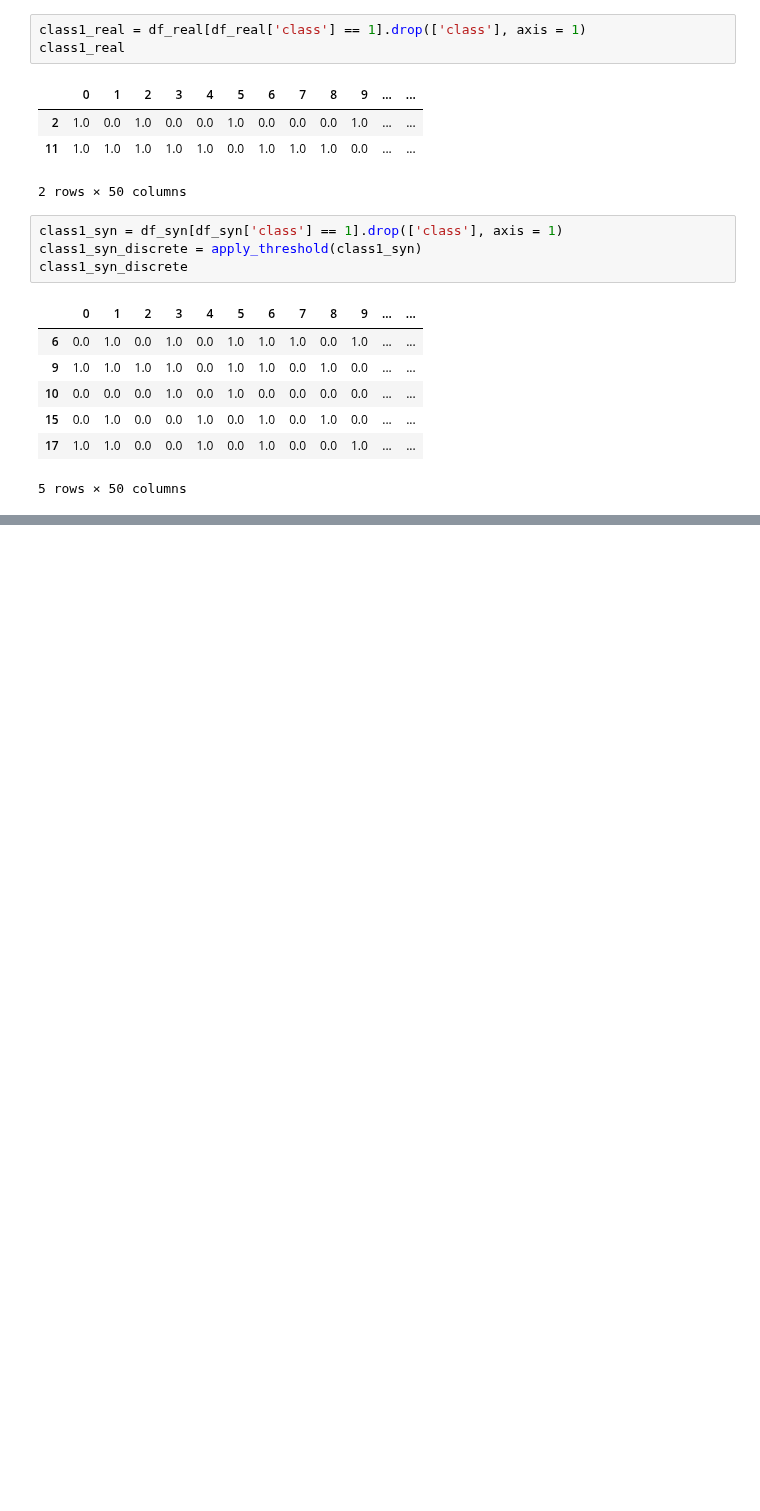
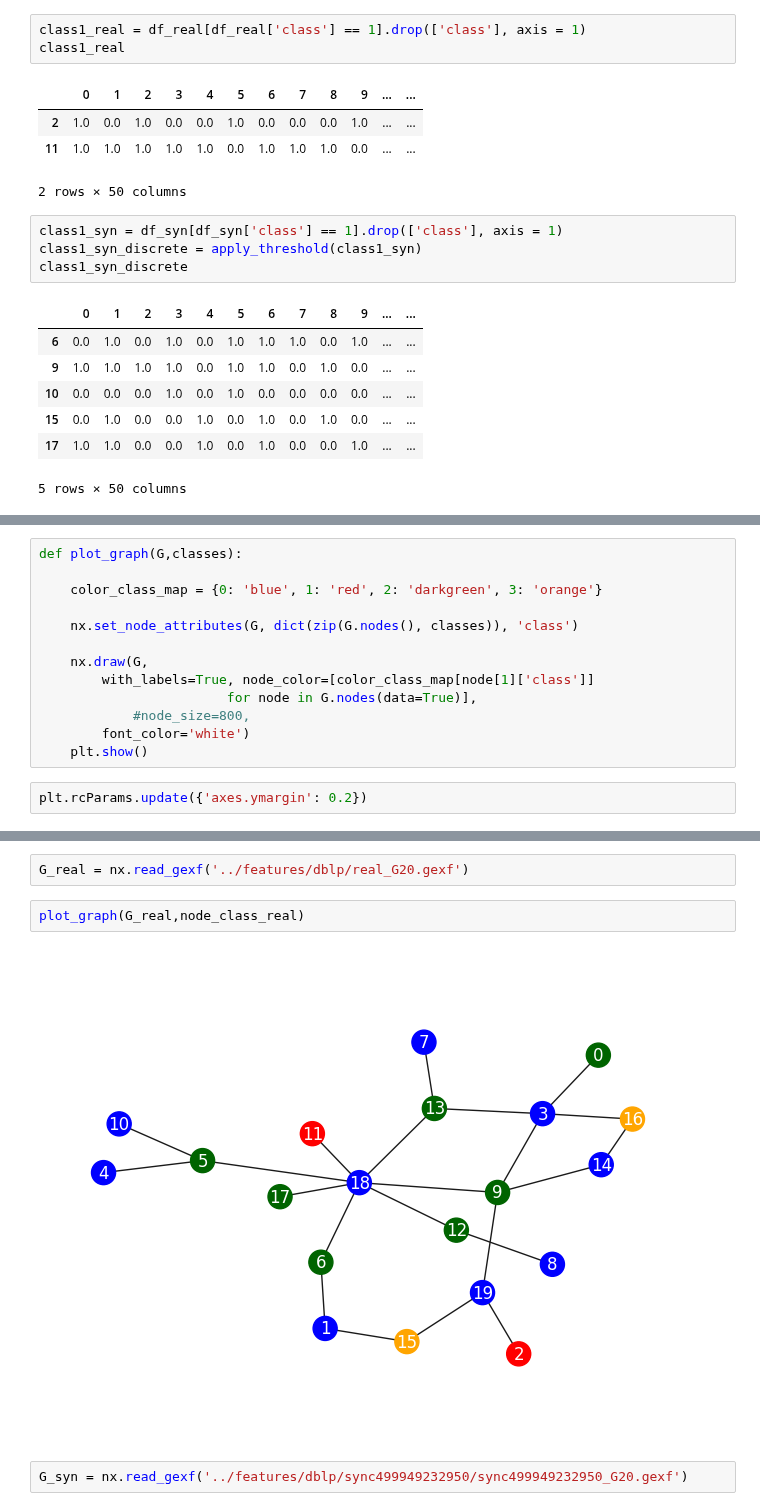
Before and after one commit to pallabee/master-thesis, a Jupyter notebook: evaluation/approach_2/dblp/realistic_features.ipynb, the cells around one changed output, grey strips where cells are left out. Drawn from its saved outputs; the diff is of its cells as text; blank space fills up the shorter version.

```diff
--- a/evaluation/approach_2/dblp/realistic_features.ipynb
+++ b/evaluation/approach_2/dblp/realistic_features.ipynb
@@ -74,0 +79,15 @@ plt.show()
+# %%
+def plot_graph(G,classes):
+
+    color_class_map = {0: 'blue', 1: 'red', 2: 'darkgreen', 3: 'orange'}
+
+    nx.set_node_attributes(G, dict(zip(G.nodes(), classes)), 'class')
+
+    nx.draw(G,
+        with_labels=True, node_color=[color_class_map[node[1]['class']]
+                        for node in G.nodes(data=True)],
+            #node_size=800,
+        font_color='white')
+    plt.show()
+# %%
+plt.rcParams.update({'axes.ymargin': 0.2})
@@ -74,0 +109,8 @@ plt.show()
+# %%
+G_real = nx.read_gexf('../features/dblp/real_G20.gexf')
+# %%
+plot_graph(G_real,node_class_real)
+# %% [output]
+[figure, added]
+# %%
+G_syn = nx.read_gexf('../features/dblp/sync499949232950/sync499949232950_G20.gexf')
```
Also changed, not shown: parts of 6 cells of this notebook, 2 other files.
